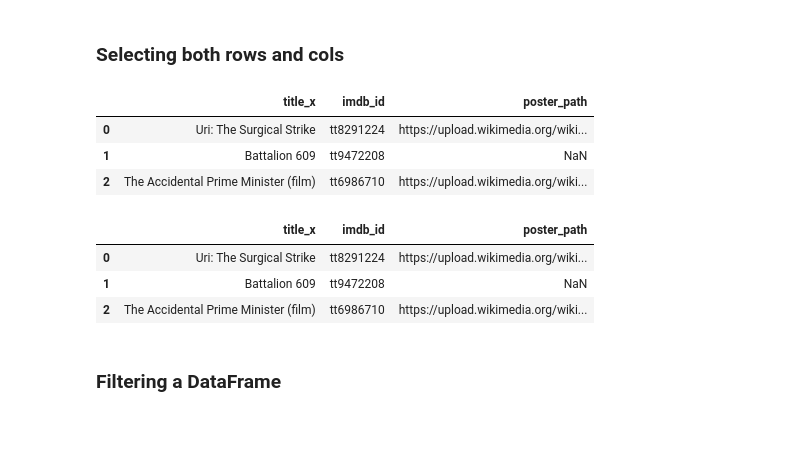
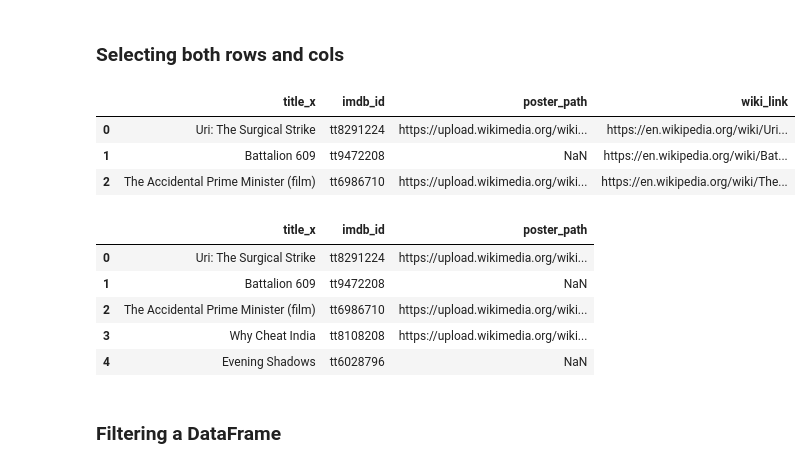
Before and after one commit to VishalYadav2858/DelightX, a Jupyter notebook: AI_Eng/pandas/Pandas.ipynb, the cells around one changed output. Drawn from its saved outputs; the diff is of its cells as text; code cells hidden in the pictures; blank space fills up the shorter version.

```diff
--- a/AI_Eng/pandas/Pandas.ipynb
+++ b/AI_Eng/pandas/Pandas.ipynb
@@ -1107,7 +1107,8 @@ students
 | ankita | 0 | 0 | 0 |
 # %%
 # using read_csv
-movies = pd.read_csv('movies.csv')
+movies = pd.read_csv('/Users/vishalyadav/Documents/College/Full_STACK_AI/AI_Eng/pandas/dataset/movies.csv')
+type(movies)
 movies
 # %% [output]
 |  | title_x | imdb_id | poster_path | wiki_link | title_y | original_title | is_adult | year_of_release | runtime | ... |
@@ -1525,19 +1510,22 @@ students.iloc[[0,3,4]]
 # %% [markdown]
 ### Selecting both rows and cols
 # %%
-movies.iloc[0:3,0:3]
+# movies.iloc[0:3,0:4]
+movies.iloc[0:3,0:4]
 # %% [output]
-|  | title_x | imdb_id | poster_path |
-| 0 | Uri: The Surgical Strike | tt8291224 | https://upload.wikimedia.org/wiki... |
-| 1 | Battalion 609 | tt9472208 | NaN |
-| 2 | The Accidental Prime Minister (film) | tt6986710 | https://upload.wikimedia.org/wiki... |
+|  | title_x | imdb_id | poster_path | wiki_link |
+| 0 | Uri: The Surgical Strike | tt8291224 | https://upload.wikimedia.org/wiki... | https://en.wikipedia.org/wiki/Uri... |
+| 1 | Battalion 609 | tt9472208 | NaN | https://en.wikipedia.org/wiki/Bat... |
+| 2 | The Accidental Prime Minister (film) | tt6986710 | https://upload.wikimedia.org/wiki... | https://en.wikipedia.org/wiki/The... |
 # %%
-movies.loc[0:2,'title_x':'poster_path']
+movies.loc[0:4,'title_x':'poster_path']
 # %% [output]
 |  | title_x | imdb_id | poster_path |
 | 0 | Uri: The Surgical Strike | tt8291224 | https://upload.wikimedia.org/wiki... |
 | 1 | Battalion 609 | tt9472208 | NaN |
 | 2 | The Accidental Prime Minister (film) | tt6986710 | https://upload.wikimedia.org/wiki... |
+| 3 | Why Cheat India | tt8108208 | https://upload.wikimedia.org/wiki... |
+| 4 | Evening Shadows | tt6028796 | NaN |
 # %% [markdown]
 ### Filtering a DataFrame
 # %%
```
Also changed, not shown: parts of 25 cells of this notebook, 3 other files.
